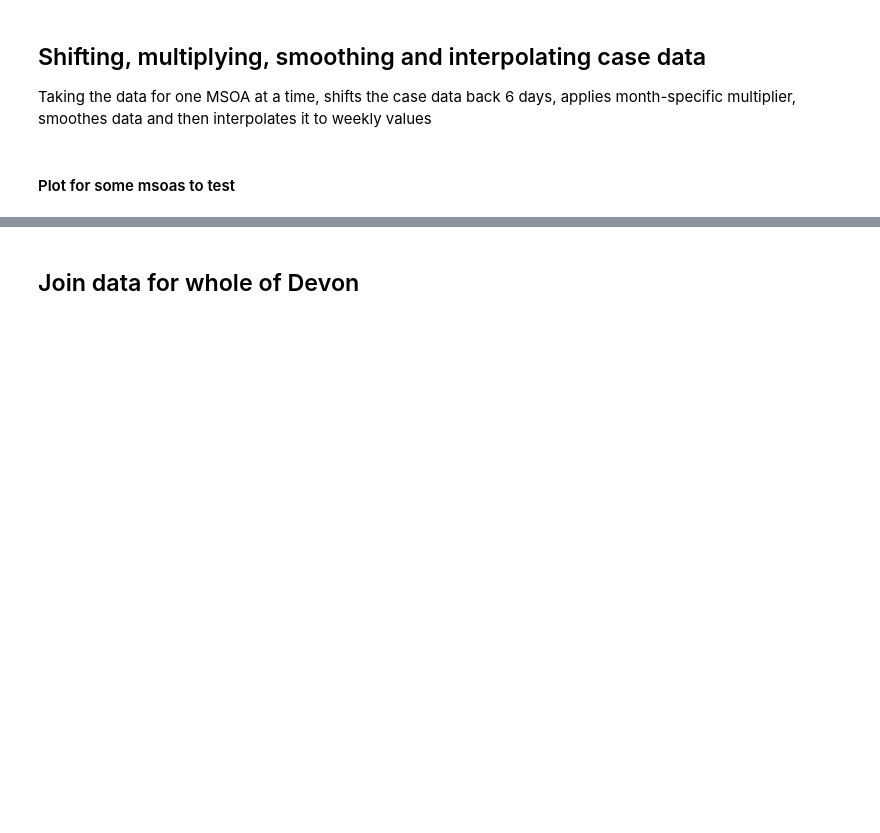
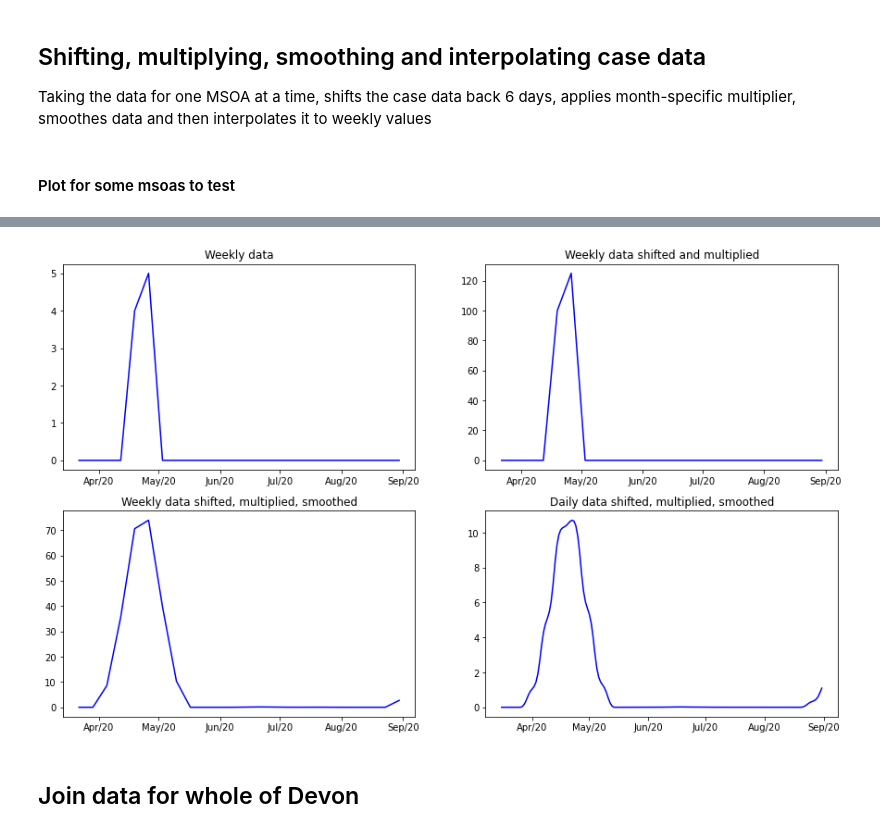
Before and after one commit to Urban-Analytics/RAMP-UA, a Jupyter notebook: experiments/calibration/observation_data/CreatingObservations-Daily.ipynb, the cells around one changed output, grey strips where cells are left out. Cells and saved outputs as stored; diff of their text form; code cells hidden in the pictures; blank space fills up the shorter version.

Commit message:
adding data trimmed for before Septermber and aggregated across Devon

```diff
--- a/experiments/calibration/observation_data/CreatingObservations-Daily.ipynb
+++ b/experiments/calibration/observation_data/CreatingObservations-Daily.ipynb
@@ -359,3 +377,33 @@ plt.show()
+# %%
+# define code of MSOA to plot#
+# msoa_code = E02004167
+msoa_code = random.choice(list(msoa_codes))
+
+# Plotting
+fig, ax = plt.subplots(figsize =(15,9), sharey= False)
+ax.axis('off')
+ax1 = fig.add_subplot(221)
+ax1.plot(weekly_cases_msoas_shifted.loc[(weekly_cases_msoas_shifted['Date'] < '2020-09-01')]['Date'], weekly_cases_msoas_shifted.loc[(weekly_cases_msoas_shifted['Date'] < '2020-09-01')][msoa_code], label="Original cases", color="blue")
+ax1.title.set_text('Weekly data')
+ax1.xaxis.set_major_formatter(mdates.DateFormatter('%b/%y'))
+
+ax2 = fig.add_subplot(222)
+ax2.plot(weekly_cases_msoas_shifted_mpld.loc[(weekly_cases_msoas_shifted_mpld['Date'] < '2020-09-01')]['Date'], weekly_cases_msoas_shifted_mpld.loc[(weekly_cases_msoas_shifted_mpld['Date'] < '2020-09-01')][msoa_code], label="Original cases", color="blue")
+ax2.title.set_text('Weekly data shifted and multiplied')
+ax2.xaxis.set_major_formatter(mdates.DateFormatter('%b/%y'))
+
+ax3 = fig.add_subplot(223)
+ax3.plot(weekly_cases_msoas_shifted_mpld_smoothed.loc[(weekly_cases_msoas_shifted_mpld_smoothed['Date'] < '2020-09-01')]['Date'], weekly_cases_msoas_shifted_mpld_smoothed.loc[(weekly_cases_msoas_shifted_mpld_smoothed['Date'] < '2020-09-01')][msoa_code], label="Original cases", color="blue")
+ax3.title.set_text('Weekly data shifted, multiplied, smoothed')
+ax3.xaxis.set_major_formatter(mdates.DateFormatter('%b/%y'))
+
+ax4 = fig.add_subplot(224)
+ax4.plot(daily_cases_msoas_shifted_mpld_smoothed.loc[(daily_cases_msoas_shifted_mpld_smoothed['Date'] < '2020-09-01')]['Date'], daily_cases_msoas_shifted_mpld_smoothed.loc[(daily_cases_msoas_shifted_mpld_smoothed['Date'] < '2020-09-01')][msoa_code], label="Original cases", color="blue")
+ax4.title.set_text('Daily data shifted, multiplied, smoothed')
+ax4.xaxis.set_major_formatter(mdates.DateFormatter('%b/%y'))
+plt.show()
+# %% [output]
+[figure, added]
 # %% [markdown]
 ## Join data for whole of Devon
 # %%
```
Also changed, not shown: parts of 8 cells of this notebook.
